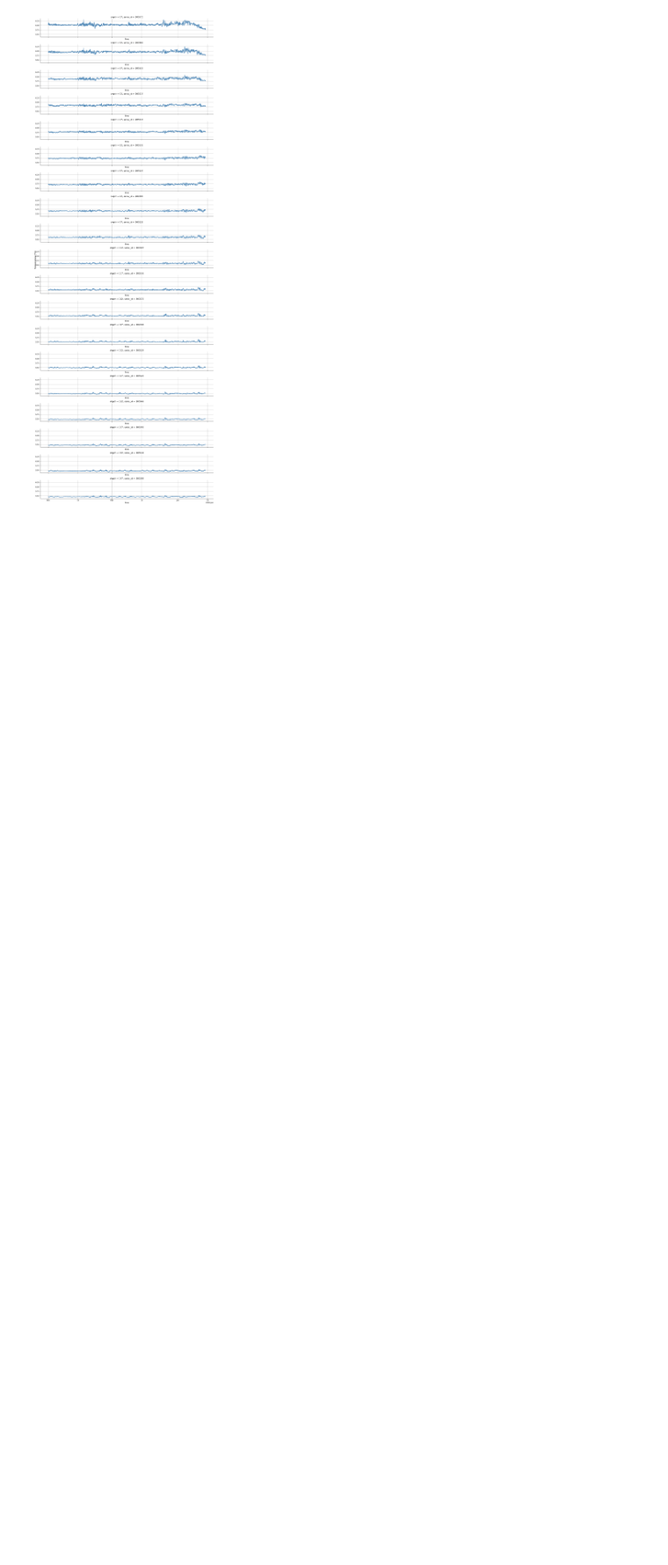
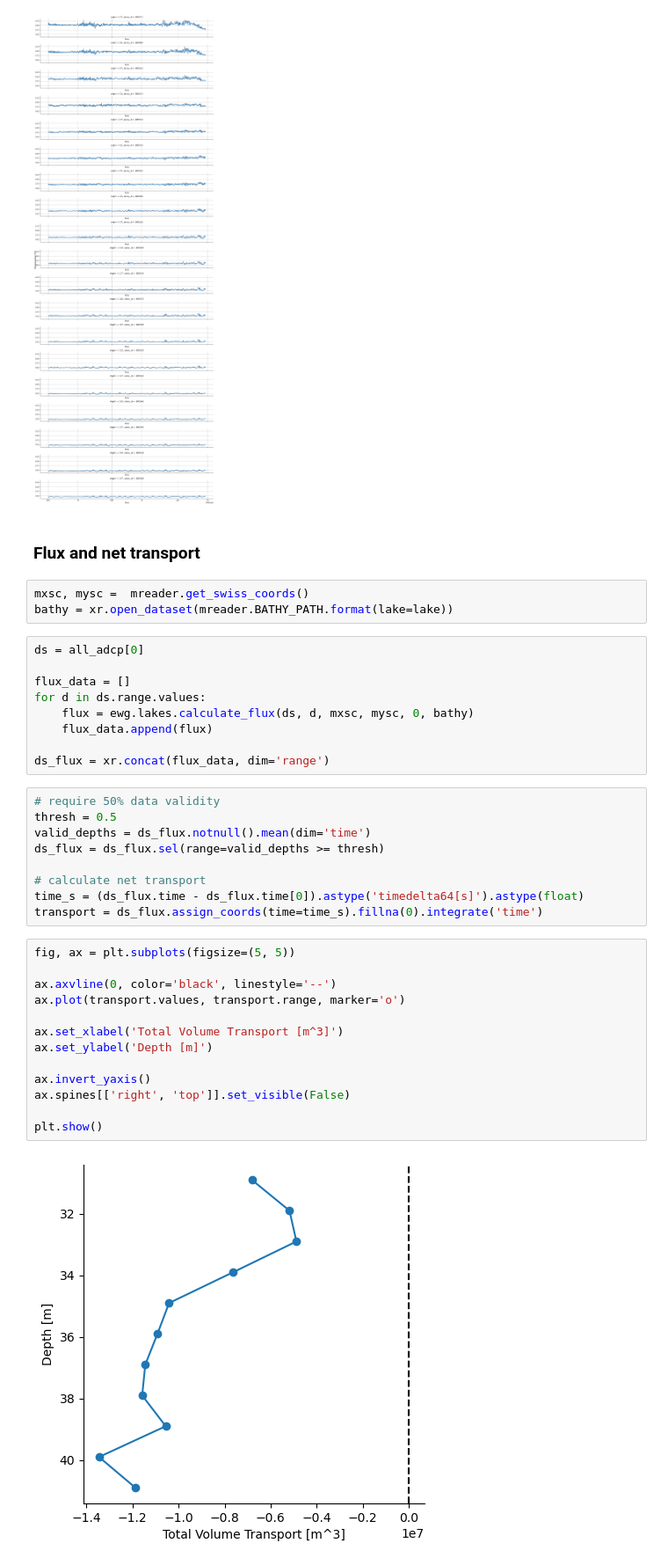
Before and after one commit to hherrema/eawag, a Jupyter notebook: fieldwork/lake_zug/mooring/reports/2026/report_2026_01_14.ipynb, the cells around one changed output. Shown at 88% size. Drawn from its saved outputs; the diff is of its cells as text; blank space fills up the shorter version.

```diff
--- a/fieldwork/lake_zug/mooring/reports/report_2026_01_14.ipynb
+++ b/fieldwork/lake_zug/mooring/reports/2026/report_2026_01_14.ipynb
@@ -221,3 +199,41 @@ plt.tight_layout()
 plt.show()
 # %% [output]
 [figure]
+# %% [markdown]
+### Flux and net transport
+# %%
+mxsc, mysc =  mreader.get_swiss_coords()
+bathy = xr.open_dataset(mreader.BATHY_PATH.format(lake=lake))
+# %%
+ds = all_adcp[0]
+
+flux_data = []
+for d in ds.range.values:
+    flux = ewg.lakes.calculate_flux(ds, d, mxsc, mysc, 0, bathy)
+    flux_data.append(flux)
+
+ds_flux = xr.concat(flux_data, dim='range')
+# %%
+# require 50% data validity
+thresh = 0.5
+valid_depths = ds_flux.notnull().mean(dim='time')
+ds_flux = ds_flux.sel(range=valid_depths >= thresh)
+
+# calculate net transport
+time_s = (ds_flux.time - ds_flux.time[0]).astype('timedelta64[s]').astype(float)
+transport = ds_flux.assign_coords(time=time_s).fillna(0).integrate('time')
+# %%
+fig, ax = plt.subplots(figsize=(5, 5))
+
+ax.axvline(0, color='black', linestyle='--')
+ax.plot(transport.values, transport.range, marker='o')
+
+ax.set_xlabel('Total Volume Transport [m^3]')
+ax.set_ylabel('Depth [m]')
+
+ax.invert_yaxis()
+ax.spines[['right', 'top']].set_visible(False)
+
+plt.show()
+# %% [output]
+[figure, added]
```
Also changed, not shown: parts of 24 cells of this notebook, 5 other files.
